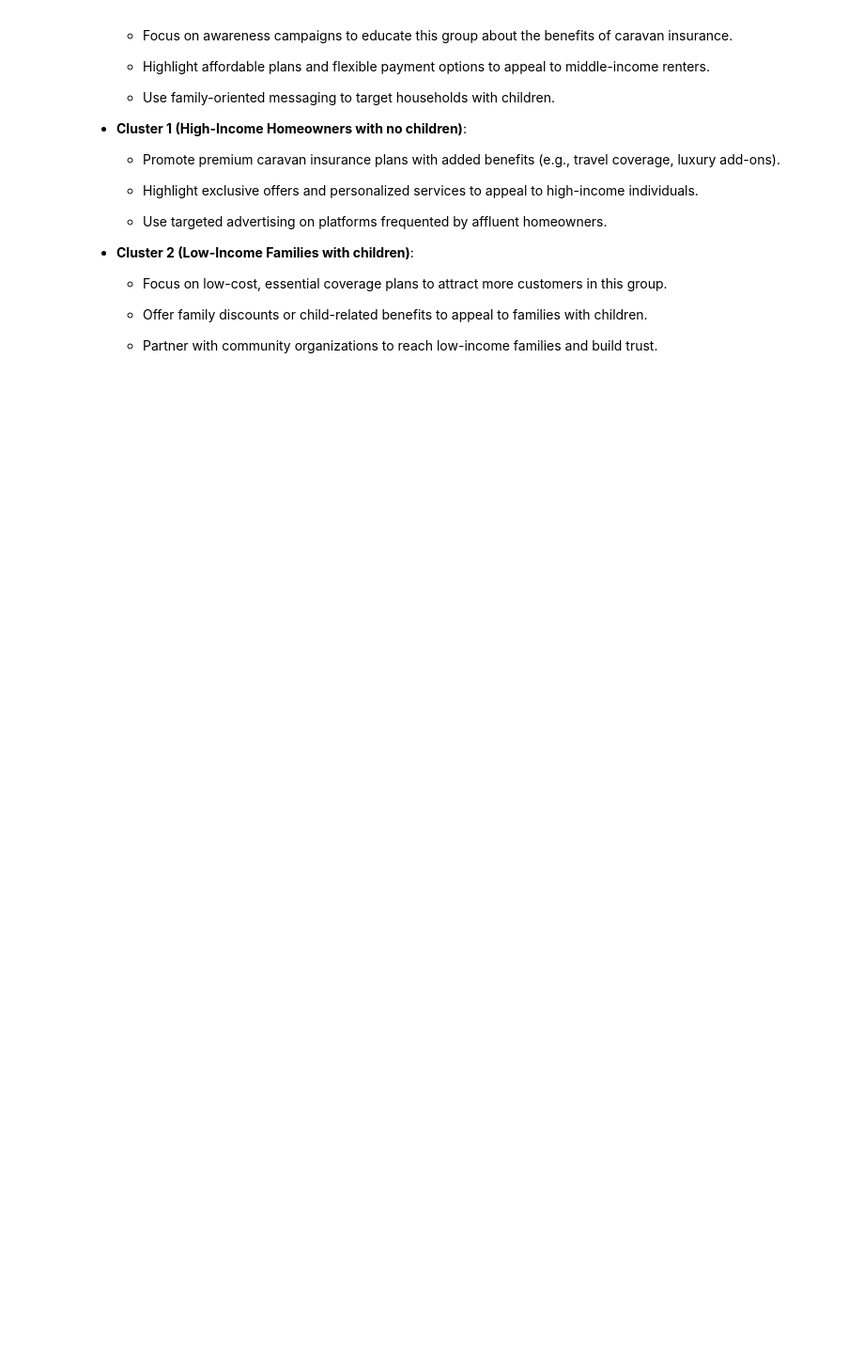
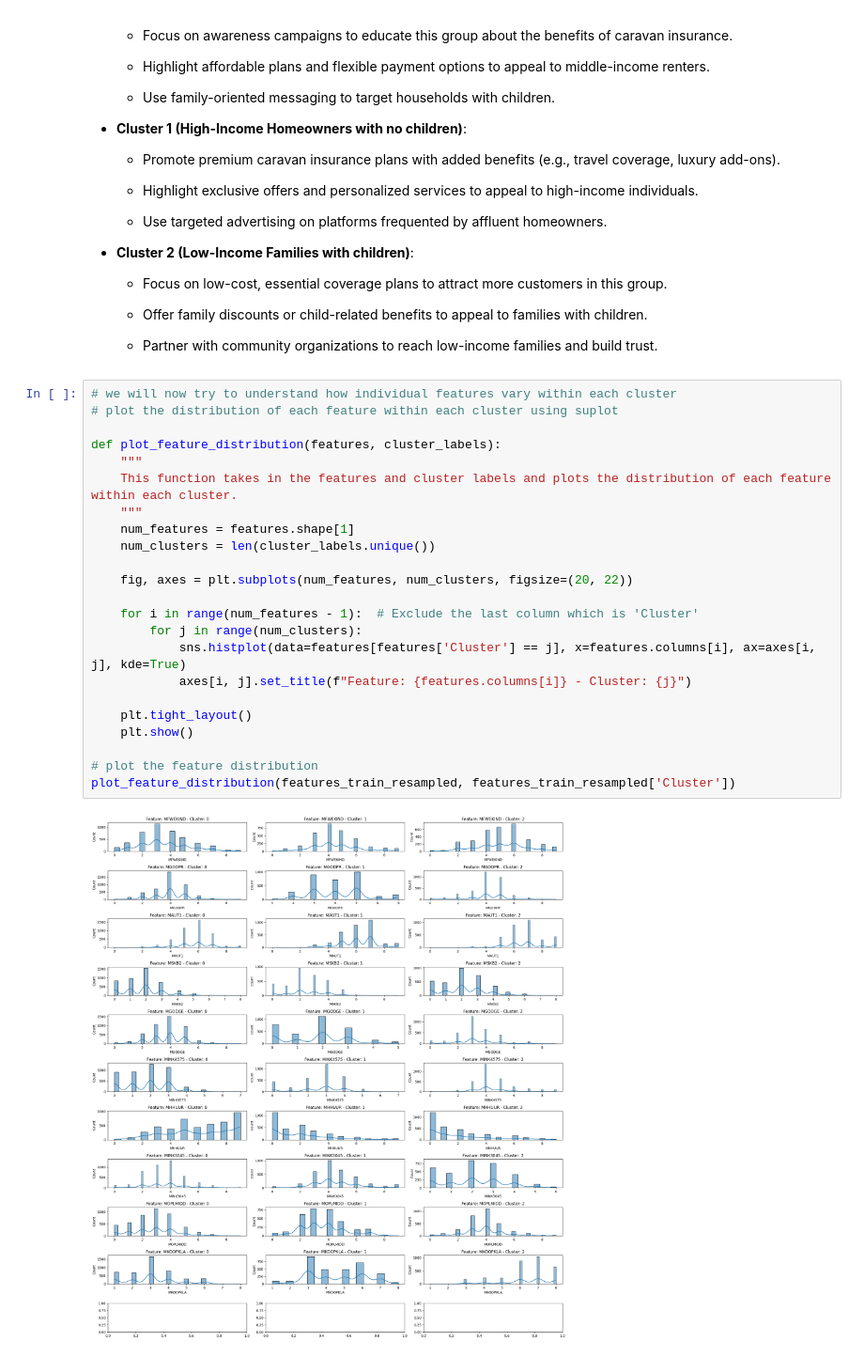
Before and after one commit to ali-ahad/tic-coil2000-eda-and-prediction, a Jupyter notebook: tic_coil2000_eda_and_prediction.ipynb, the cells around one changed output. Shown at 94% size. Cells and saved outputs as stored; diff of their text form; blank space fills up the shorter version.

Commit message:
add feature differences within each cluster

```diff
--- a/tic_coil2000_eda_and_prediction.ipynb
+++ b/tic_coil2000_eda_and_prediction.ipynb
@@ -1283,3 +1283,28 @@ From the plot above, we observe that majority of the customers in all clusters h
   - Offer family discounts or child-related benefits to appeal to families with children.
 
   - Partner with community organizations to reach low-income families and build trust.
+# %%
+# we will now try to understand how individual features vary within each cluster
+# plot the distribution of each feature within each cluster using suplot
+
+def plot_feature_distribution(features, cluster_labels):
+    """
+    This function takes in the features and cluster labels and plots the distribution of each feature within each cluster.
+    """
+    num_features = features.shape[1]
+    num_clusters = len(cluster_labels.unique())
+
+    fig, axes = plt.subplots(num_features, num_clusters, figsize=(20, 22))
+
+    for i in range(num_features - 1):  # Exclude the last column which is 'Cluster'
+        for j in range(num_clusters):
+            sns.histplot(data=features[features['Cluster'] == j], x=features.columns[i], ax=axes[i, j], kde=True)
+            axes[i, j].set_title(f"Feature: {features.columns[i]} - Cluster: {j}")
+
+    plt.tight_layout()
+    plt.show()
+
+# plot the feature distribution
+plot_feature_distribution(features_train_resampled, features_train_resampled['Cluster'])
+# %% [output]
+[figure, added]
```
Also changed, not shown: parts of 2 cells of this notebook.
